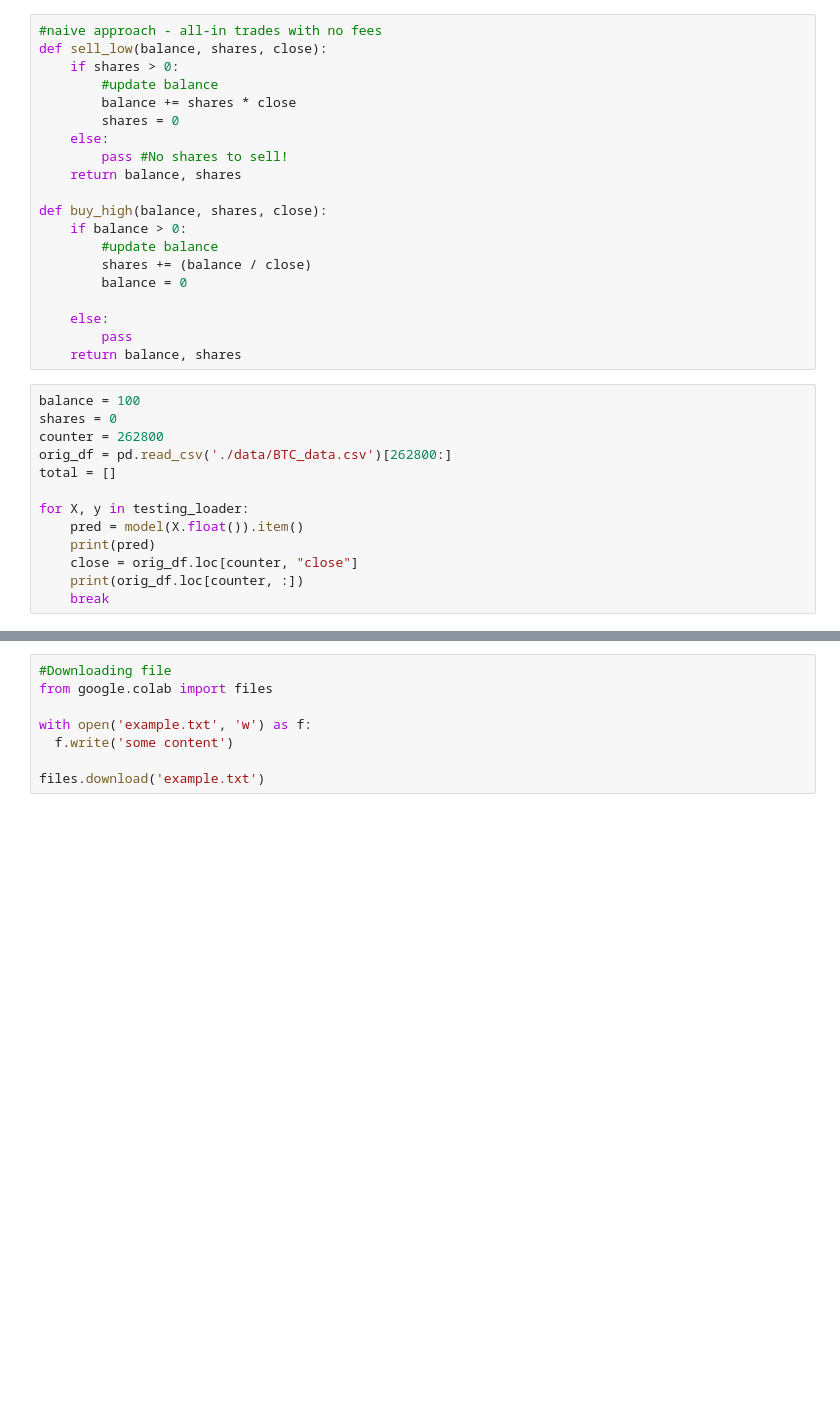
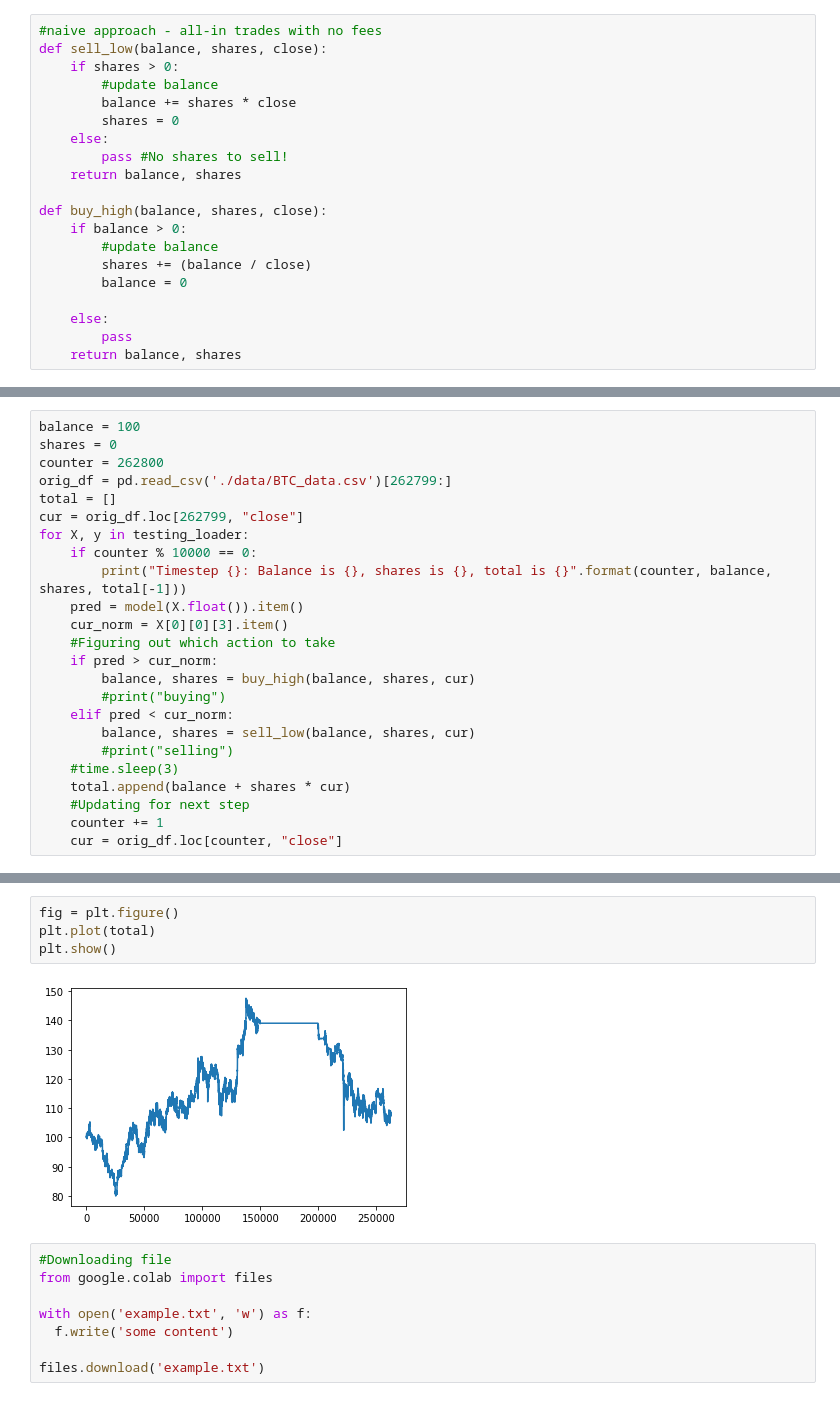
Before and after one commit to ahhuang007/wallstreetbets, a Jupyter notebook: colab_wsb.ipynb, the cells around one changed output, grey strips where cells are left out. Saved outputs shown, nothing was run; the diff lists cells and outputs as text; blank space fills up the shorter version.

Commit message:
Got testing part finished and tested v2, did ok, but not really outperforming HODL

```diff
--- a/colab_wsb.ipynb
+++ b/colab_wsb.ipynb
@@ -369,16 +371,3 @@ def buy_high(balance, shares, close):
     else:
         pass
     return balance, shares
-# %%
-balance = 100
-shares = 0
-counter = 262800
-orig_df = pd.read_csv('./data/BTC_data.csv')[262800:]
-total = []
-
-for X, y in testing_loader:
-    pred = model(X.float()).item()
-    print(pred)
-    close = orig_df.loc[counter, "close"]
-    print(orig_df.loc[counter, :])
-    break
@@ -397,0 +374,24 @@ Name: 262800, dtype: float64
+# %%
+balance = 100
+shares = 0
+counter = 262800
+orig_df = pd.read_csv('./data/BTC_data.csv')[262799:]
+total = []
+cur = orig_df.loc[262799, "close"]
+for X, y in testing_loader:
+    if counter % 10000 == 0:
+        print("Timestep {}: Balance is {}, shares is {}, total is {}".format(counter, balance, shares, total[-1]))
+    pred = model(X.float()).item()
+    cur_norm = X[0][0][3].item()
+    #Figuring out which action to take
+    if pred > cur_norm:
+        balance, shares = buy_high(balance, shares, cur)
+        #print("buying")
+    elif pred < cur_norm:
+        balance, shares = sell_low(balance, shares, cur)
+        #print("selling")
+    #time.sleep(3)
+    total.append(balance + shares * cur)
+    #Updating for next step
+    counter += 1
+    cur = orig_df.loc[counter, "close"]
@@ -398,3 +416,9 @@ Name: 262800, dtype: float64
+# %%
+fig = plt.figure()
+plt.plot(total)
+plt.show()
+# %% [output]
+[figure, added]
 # %%
 #Downloading file
 from google.colab import files
```
Also changed, not shown: parts of 5 cells of this notebook.
